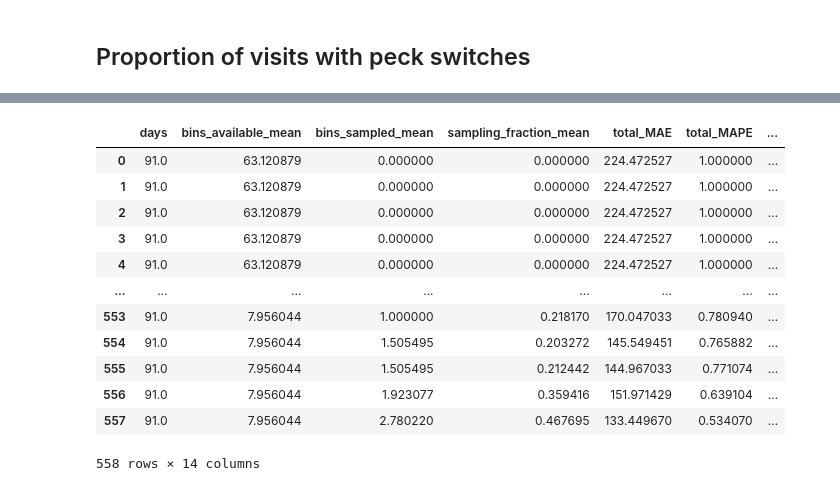
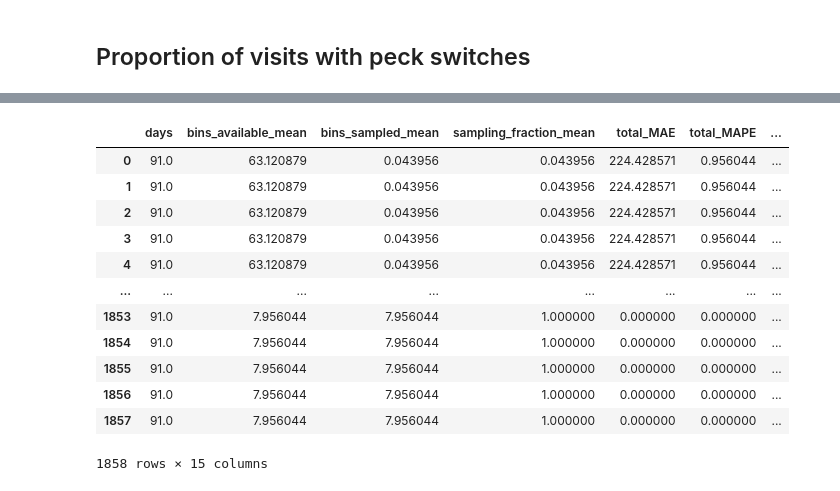
Before and after one commit to david-j-cox/backyard-ecology, a Jupyter notebook: scripts_notebooks/code_dev.ipynb, the cells around one changed output, grey strips where cells are left out. Saved outputs shown, nothing was run; the diff lists cells and outputs as text; code cells hidden in the pictures.

```diff
--- a/scripts_notebooks/code_dev.ipynb
+++ b/scripts_notebooks/code_dev.ipynb
@@ -588,46 +603,39 @@ def pick_best_under_thresholds(
     return pd.concat(picks, ignore_index=True)
 # %%
 cfg_base = SamplingConfig(
-    window_minutes=10,     # overridden by grid
-    windows_per_day=1,     # overridden by grid
+    window_minutes=10,   # overridden inside loop
+    windows_per_day=1,   # overridden inside loop
     seed=13126,
     min_days_required=7,
-    random_repeats=25,     # increase if you want tighter random estimates
+    random_repeats=25,
 )
 
 sites = df["source_sheet"].unique().tolist()
+window_minutes_grid = [5, 10, 15, 30, 60]
 
-# Grid: effort can be reduced by shrinking bin size or fewer bins/day
-window_minutes_grid = [5, 10, 15, 30, 60]
-windows_per_day_grid = [1, 2, 3]
-
-# fixed-time candidates
-fixed_starts = [h * 60 for h in range(0, 24)]  # 00:00..23:00
-
-all_results, pareto_results = run_reduction_grid(
+all_results, pareto_results = run_reduction_grid_all_k(
     df=df,
     sites=sites,
     window_minutes_grid=window_minutes_grid,
-    windows_per_day_grid=windows_per_day_grid,
-    fixed_start_minutes=fixed_starts,
     cfg_base=cfg_base,
     pareto_metric_primary="bray_curtis_mean",
     pareto_metric_secondary="jaccard_mean",
+    # max_windows_cap=50,  # optional if runtime gets big
 )
 
 pareto_results
 # %% [output]
 |  | days | bins_available_mean | bins_sampled_mean | sampling_fraction_mean | total_MAE | total_MAPE | ... |
-| 0 | 91.0 | 63.120879 | 0.000000 | 0.000000 | 224.472527 | 1.000000 | ... |
-| 1 | 91.0 | 63.120879 | 0.000000 | 0.000000 | 224.472527 | 1.000000 | ... |
-| 2 | 91.0 | 63.120879 | 0.000000 | 0.000000 | 224.472527 | 1.000000 | ... |
-| 3 | 91.0 | 63.120879 | 0.000000 | 0.000000 | 224.472527 | 1.000000 | ... |
-| 4 | 91.0 | 63.120879 | 0.000000 | 0.000000 | 224.472527 | 1.000000 | ... |
+| 0 | 91.0 | 63.120879 | 0.043956 | 0.043956 | 224.428571 | 0.956044 | ... |
+| 1 | 91.0 | 63.120879 | 0.043956 | 0.043956 | 224.428571 | 0.956044 | ... |
+| 2 | 91.0 | 63.120879 | 0.043956 | 0.043956 | 224.428571 | 0.956044 | ... |
+| 3 | 91.0 | 63.120879 | 0.043956 | 0.043956 | 224.428571 | 0.956044 | ... |
+| 4 | 91.0 | 63.120879 | 0.043956 | 0.043956 | 224.428571 | 0.956044 | ... |
 | ... | ... | ... | ... | ... | ... | ... | ... |
-| 553 | 91.0 | 7.956044 | 1.000000 | 0.218170 | 170.047033 | 0.780940 | ... |
-| 554 | 91.0 | 7.956044 | 1.505495 | 0.203272 | 145.549451 | 0.765882 | ... |
-| 555 | 91.0 | 7.956044 | 1.505495 | 0.212442 | 144.967033 | 0.771074 | ... |
-| 556 | 91.0 | 7.956044 | 1.923077 | 0.359416 | 151.971429 | 0.639104 | ... |
-| 557 | 91.0 | 7.956044 | 2.780220 | 0.467695 | 133.449670 | 0.534070 | ... |
+| 1853 | 91.0 | 7.956044 | 7.956044 | 1.000000 | 0.000000 | 0.000000 | ... |
+| 1854 | 91.0 | 7.956044 | 7.956044 | 1.000000 | 0.000000 | 0.000000 | ... |
+| 1855 | 91.0 | 7.956044 | 7.956044 | 1.000000 | 0.000000 | 0.000000 | ... |
+| 1856 | 91.0 | 7.956044 | 7.956044 | 1.000000 | 0.000000 | 0.000000 | ... |
+| 1857 | 91.0 | 7.956044 | 7.956044 | 1.000000 | 0.000000 | 0.000000 | ... |
-558 rows × 14 columns
+1858 rows × 15 columns
 # %%
```
Also changed, not shown: parts of 15 cells of this notebook, 2 other files.
